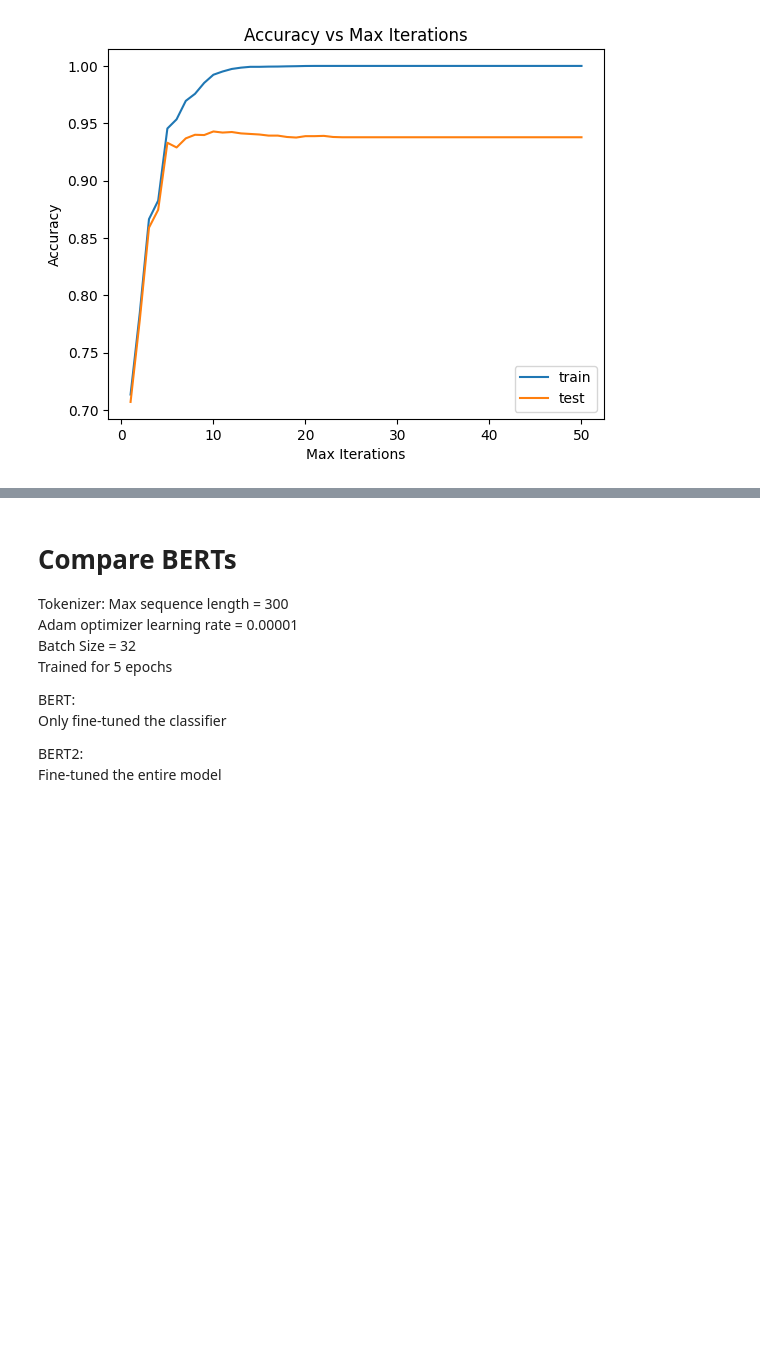
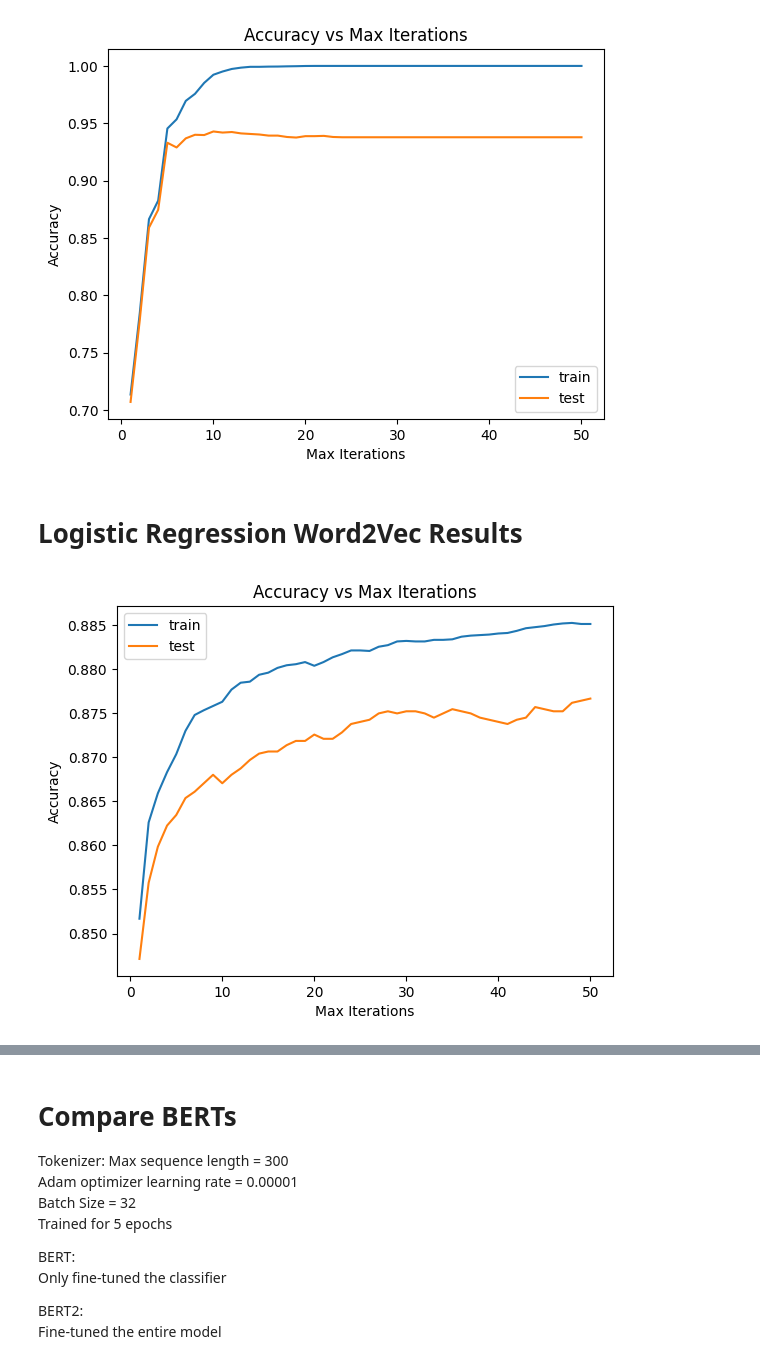
Before and after one commit to abdeliibrahim/ecs271_project, a Jupyter notebook: graphs.ipynb, the cells around one changed output, grey strips where cells are left out. Saved outputs shown, nothing was run; the diff lists cells and outputs as text; code cells hidden in the pictures; blank space fills up the shorter version.

```diff
--- a/graphs.ipynb
+++ b/graphs.ipynb
@@ -33,3 +33,19 @@ plt.legend()
 plt.show()
 # %% [output]
 [figure]
+# %% [markdown]
+# Logistic Regression Word2Vec Results
+# %%
+results = pd.read_csv("./results/logistic_regression_word2vec.csv")
+iterations = list(range(1, 51))
+plt.plot(iterations, results["train accuracy"], label = "train")
+plt.plot(iterations, results["test accuracy"], label = "test")
+
+plt.xlabel("Max Iterations")
+plt.ylabel("Accuracy")
+plt.title("Accuracy vs Max Iterations")
+plt.legend()
+
+plt.show()
+# %% [output]
+[figure, added]
```
Also changed, not shown: parts of 8 cells of this notebook, 5 other files.
